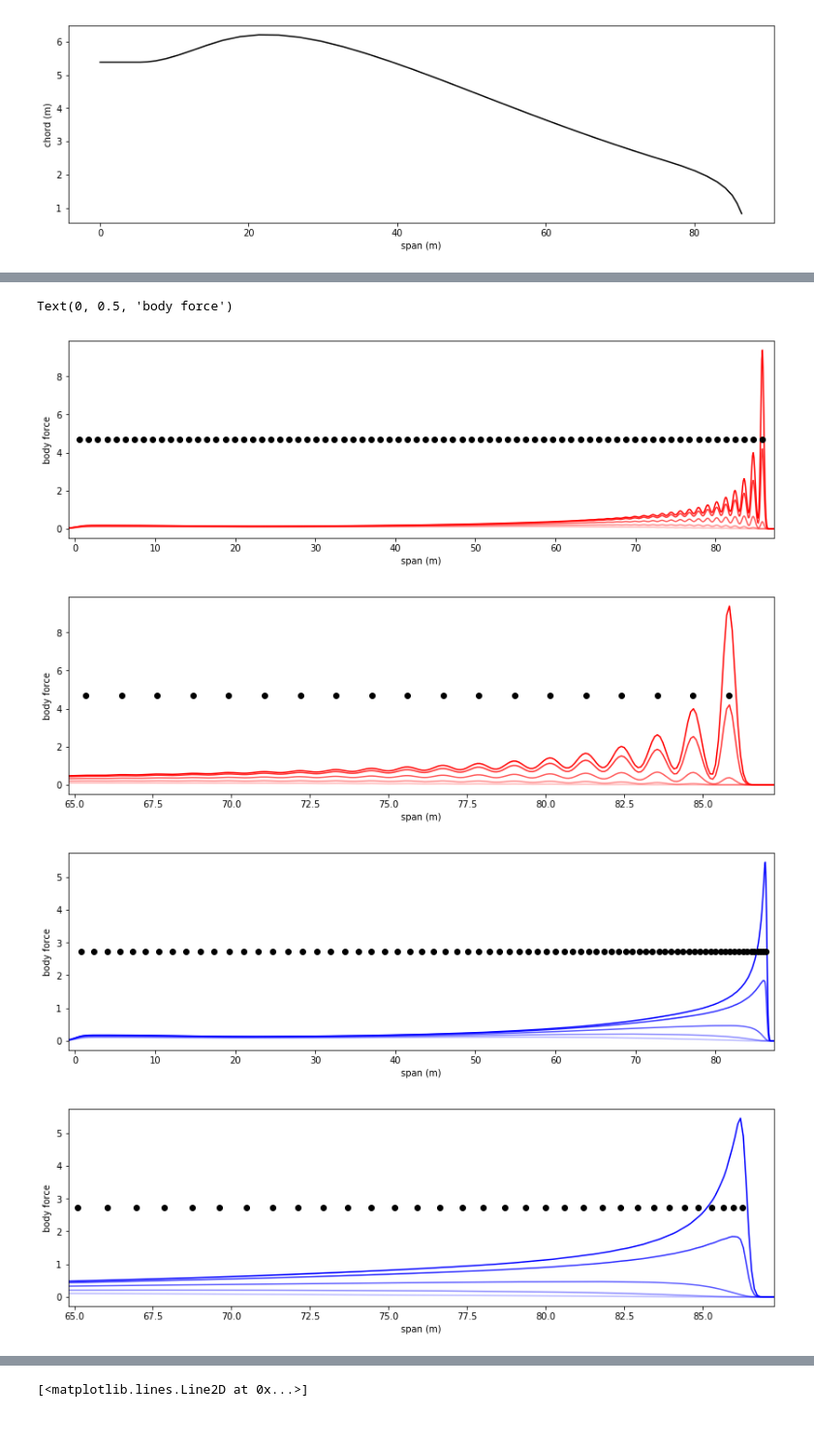
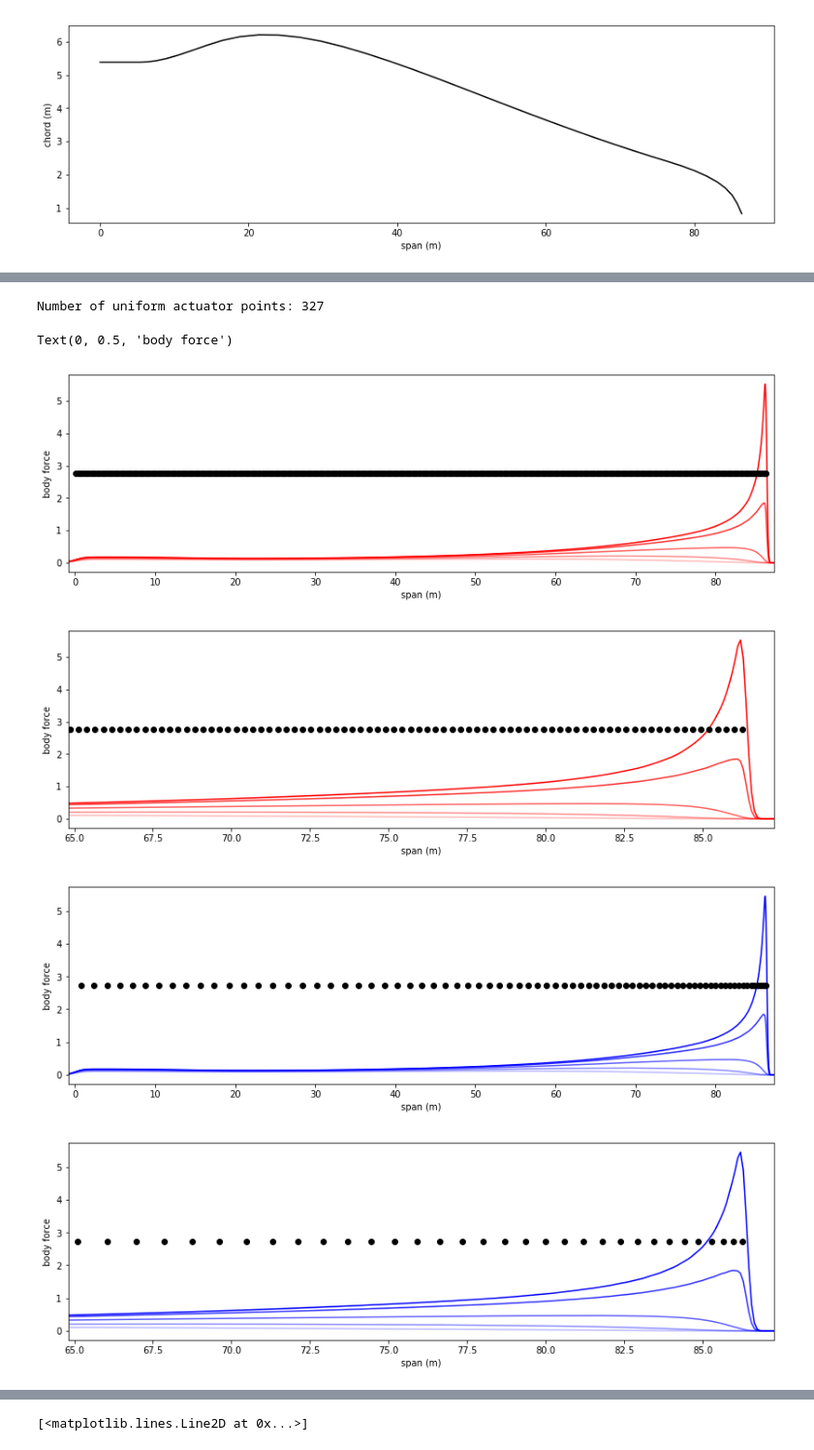
Before and after one commit to mchurchf/usefulTools, a Jupyter notebook: python/actuatorClusteringTool.ipynb, the cells around one changed output, grey strips where cells are left out. Shown at 97% size. Cells and saved outputs as stored; diff of their text form; code cells hidden in the pictures.

Commit message:
Updates to actuatorClusteringTool.

```diff
--- a/python/actuatorClusteringTool.ipynb
+++ b/python/actuatorClusteringTool.ipynb
@@ -125,18 +161,39 @@ plt.ylabel('chord (m)')
 Text(0, 0.5, 'chord (m)')
 [figure]
-# %%
-### Compute uniform blade point distribution.
-
-xBladePointsUniform = np.zeros((nBladePoints,))
-dsUniform = bladeLength/nBladePoints*np.ones((nBladePoints,))
-for i in range(nBladePoints):
-    if (i == 0):
-        xBladePointsUniform[i] = 0.5*dsUniform[i]
-    else:
-        xBladePointsUniform[i] = xBladePointsUniform[i-1] + dsUniform[i]
-
-chordUniform = np.interp(xBladePointsUniform,r_,c_)
-epsilonUniform = epsilon*chordUniform
+# %%
+### Compute uniform blade point distribution.
+
+# Initially compute spacing based on a given number of points.
+xBladePointsUniform,dsUniform = computeUniform(nBladePointsUniform,bladeLength)
+
+
+# If you selected nBladePointsUniformType as 'auto', you want the code to find the minimum number of points
+# required to satisify some smoothnessRatio.  We find that a smoothness ratio of 0.85 will give the minimum points
+# and still provide a smooth body force distribution.  For uniform spacing on a blade with variable chord,
+# the ratio of spacing to chord varies, so a spacing will be chosen such that nowhere on the blade is the
+# smoothnessRatio exceeded.
+nOld = nBladePointsUniform
+minRatio = np.min(np.divide(epsilonChordRatio*np.interp(xBladePointsUniform,r_,c_),dsUniform))
+scale = smoothnessRatio/minRatio
+n = int(np.round(scale*nOld))
+if (nBladePointsUniformType == 'auto'):
+    while (np.abs(nOld - n) > 0):
+        xBladePointsUniform,dsUniform = computeUniform(n,bladeLength)
+        chordUniform = np.interp(xBladePointsUniform,r_,c_)
+        epsilonUniform = epsilonChordRatio*chordUniform
+        minRatio = np.min(np.divide(epsilonUniform,dsUniform))
+        scale = smoothnessRatio/minRatio
+        nOld = n
+        n = int(np.round(scale*nOld))
+
+
+nBladePointsUniform = n
+chordUniform = np.interp(xBladePointsUniform,r_,c_)
+epsilonUniform = epsilonChordRatio*chordUniform
+
+print('Number of uniform actuator points:', nBladePointsUniform)
+# %% [output]
+Number of uniform actuator points: 327
 # %%
 xPlotPoints = np.linspace(-computeBodyForceBeyondTip*bladeLength,(1.0+computeBodyForceBeyondTip)*bladeLength,nPlotPoints)
 
@@ -150,17 +207,22 @@ for m in range(len(yOffset)):
     fUniform_ = np.zeros((nPlotPoints,))
     fClustered_ = np.zeros((nPlotPoints,))
 
-    for i in range(nBladePoints):
+    for i in range(nBladePointsUniform):
         dSqrUniform = np.square(xPlotPoints - xBladePointsUniform[i]) + np.square(yOffset[m])
+
+        coeffUniform = (1.0/((epsilonUniform[i]**3) * (np.pi**1.5)))
+
+        gUniform = coeffUniform * np.exp(-(dSqrUniform/np.square(epsilonUniform[i])))
+
+        fUniform_ = fUniform_ + forcePerUnitLength*dsUniform[i]*gUniform
+
+    for i in range(nBladePointsClustered):
         dSqrClustered = np.square(xPlotPoints - xBladePointsClustered[i]) + np.square(yOffset[m])
 
-        coeffUniform = (1.0/((epsilonUniform[i]**3) * (np.pi**1.5)))
         coeffClustered = (1.0/((epsilonClustered[i]**3) * (np.pi**1.5)))
 
-        gUniform = coeffUniform * np.exp(-(dSqrUniform/np.square(epsilonUniform[i])))
         gClustered = coeffClustered * np.exp(-(dSqrClustered/np.square(epsilonClustered[i])))
 
-        fUniform_ = fUniform_ + forcePerUnitLength*dsUniform[i]*gUniform
         fClustered_ = fClustered_ + forcePerUnitLength*dsClustered[i]*gClustered
 
     fUniform.append(fUniform_)
@@ -172,7 +234,7 @@ plt.figure(0,figsize=(14.0,4.0))
 for m in range(len(yOffset)):
     plt.plot(xPlotPoints,fUniform[m],'r-',alpha=1-(m/len(yOffset))*0.9)
 
-plt.plot(xBladePointsUniform,p*np.ones(nBladePoints,),'ko')
+plt.plot(xBladePointsUniform,p*np.ones(nBladePointsUniform,),'ko')
 plt.xlim(-computeBodyForceBeyondTip*bladeLength,(1.0+computeBodyForceBeyondTip)*bladeLength)
 plt.xlabel('span (m)')
 plt.ylabel('body force')
@@ -181,38 +243,38 @@ plt.figure(1,figsize=(14.0,4.0))
 for m in range(len(yOffset)):
     plt.plot(xPlotPoints,fUniform[m],'r-',alpha=1-(m/len(yOffset))*0.9)
 
-plt.plot(xBladePointsUniform,p*np.ones(nBladePoints,),'ko')
+plt.plot(xBladePointsUniform,p*np.ones(nBladePointsUniform,),'ko')
 plt.xlim(0.75*bladeLength,(1.0+computeBodyForceBeyondTip)*bladeLength)
 plt.xlabel('span (m)')
 plt.ylabel('body force')
 
 
 
 
 
 p = 0.5*(np.min(fClustered[0])+np.max(fClustered[0]))
 
 plt.figure(figsize=(14.0,4.0))
 for m in range(len(yOffset)):
     plt.plot(xPlotPoints,fClustered[m],'b-',alpha=1-(m/len(yOffset))*0.9)
 
-plt.plot(xBladePointsClustered,p*np.ones(nBladePoints,),'ko')
+plt.plot(xBladePointsClustered,p*np.ones(nBladePointsClustered,),'ko')
 plt.xlim(-computeBodyForceBeyondTip*bladeLength,(1.0+computeBodyForceBeyondTip)*bladeLength)
 plt.xlabel('span (m)')
 plt.ylabel('body force')
 
 plt.figure(figsize=(14.0,4.0))
 for m in range(len(yOffset)):
     plt.plot(xPlotPoints,fClustered[m],'b-',alpha=1-(m/len(yOffset))*0.9)
 
-plt.plot(xBladePointsClustered,p*np.ones(nBladePoints,),'ko')
+plt.plot(xBladePointsClustered,p*np.ones(nBladePointsClustered,),'ko')
 plt.xlim(0.75*bladeLength,(1.0+computeBodyForceBeyondTip)*bladeLength)
 plt.xlabel('span (m)')
 plt.ylabel('body force')
 # %% [output]
 Text(0, 0.5, 'body force')
-[figure, old version]
+[figure, new version]
-[figure, old version]
+[figure, new version]
 [figure]
 [figure]
 # %%
```
Also changed, not shown: parts of 7 cells of this notebook.
